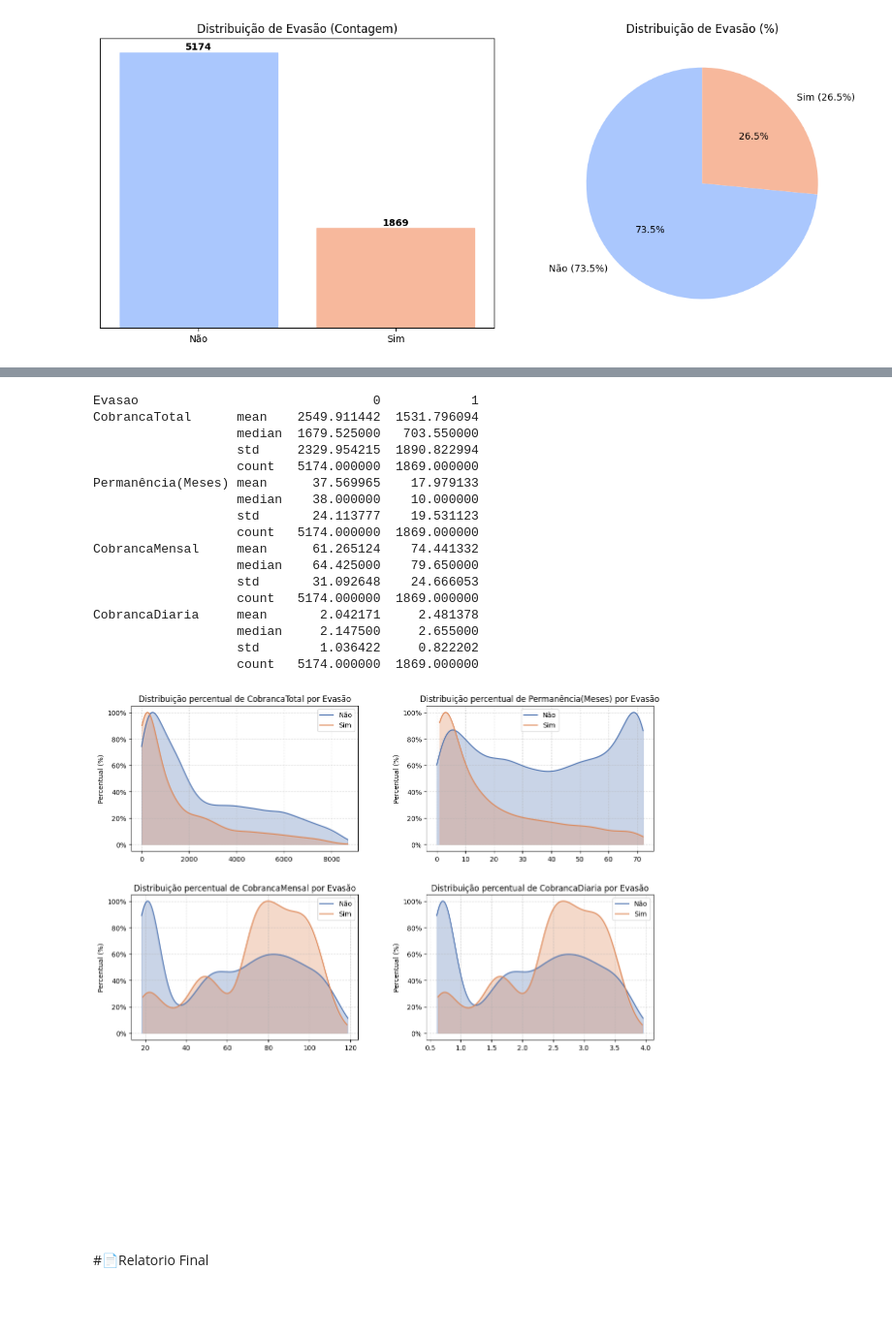
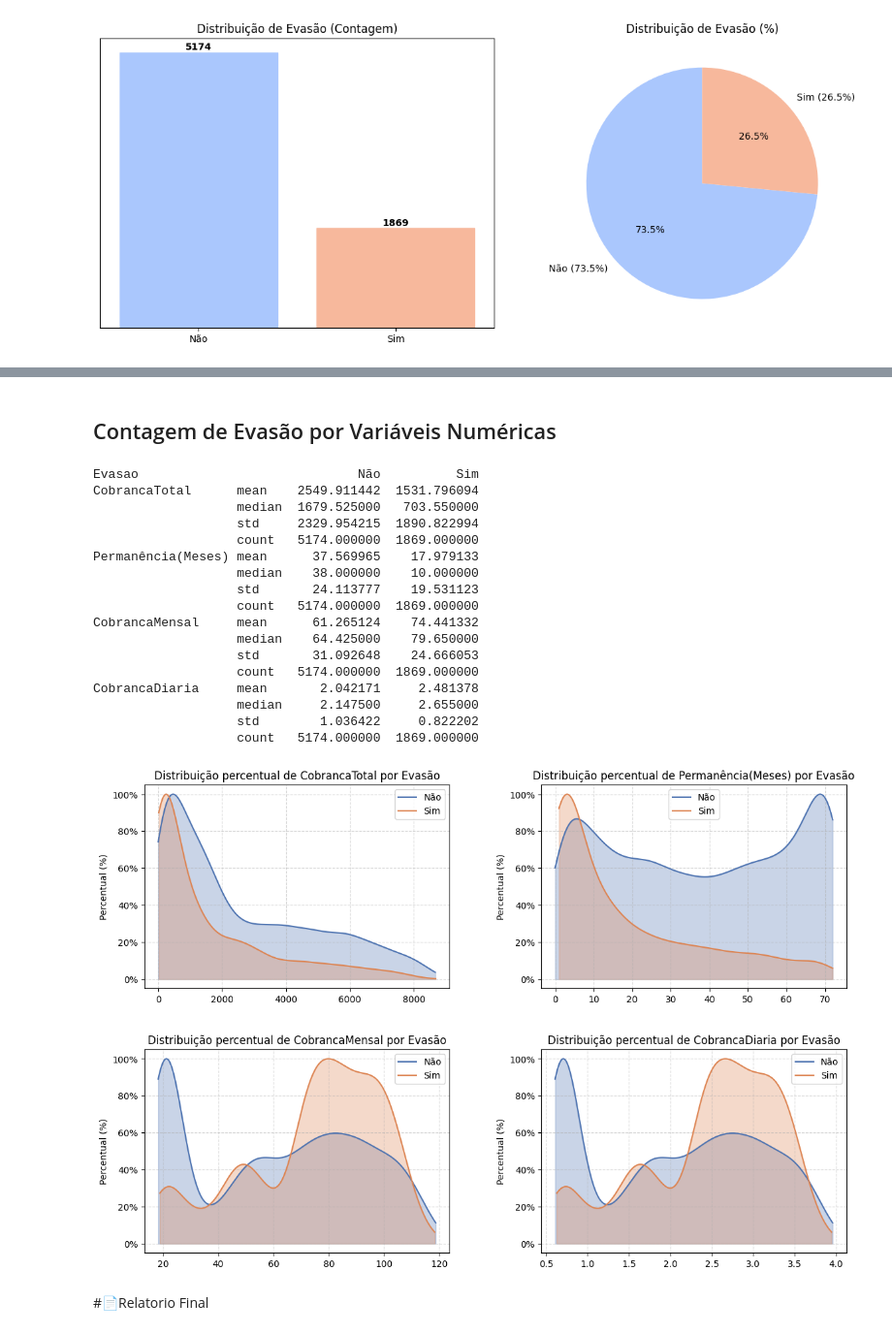
Before and after one commit to alexandregv22/Desafio_TelecomX, a Jupyter notebook: TelecomX_BR.ipynb, the cells around one changed output, grey strips where cells are left out. Shown at 97% size. Drawn from its saved outputs; the diff is of its cells as text; code cells hidden in the pictures; blank space fills up the shorter version.

```diff
--- a/TelecomX_BR.ipynb
+++ b/TelecomX_BR.ipynb
@@ -130,3 +131,13 @@ Mailed check                 1665
 Bank transfer (automatic)    1589
 Credit card (automatic)      1568
 Name: count, dtype: int64
+# %%
+# Converter 'account.Charges.Total' para numérico
+df['account.Charges.Total'] = pd.to_numeric(df['account.Charges.Total'], errors='coerce')
+
+# Substituir strings vazias por NaN
+df.replace('', np.nan, inplace=True)
+
+# Listar valores únicos das colunas categóricas para revisão de inconsistências
+for col in df.select_dtypes(include='object'):
+    print(f"{col}: {df[col].unique()}")
@@ -159,7 +190,7 @@ Name: count, dtype: int64
 
   # Dicionários para tradução de valores
   map_genero = {'Male': 'Masculino', 'Female': 'Feminino'}
-  map_binario = {'Yes': 'Sim', **dict.fromkeys(['No', 'No phone service', 'No internet service'], 'Não')}
+  map_binario = {'Yes': 'Sim', 'No': 'Não', 'No phone service': 'Sem_Servico_Telefone', 'No internet service': 'Sem_Servico_Internet'}
   map_internet = {'DSL': 'DSL', 'Fiber optic': 'Fibra ótica', 'No': 'Sem internet'}
   map_contrato = {'Month-to-month': 'Mensal', 'One year': 'Anual', 'Two year': 'Bienal'}
   map_metodo_pagamento = {'Electronic check': 'Cheque eletrônico', 'Mailed check': 'Cheque por correio', 'Bank transfer (automatic)': 'Transferência bancária (automática)', 'Credit card (automatic)': 'Cartão de crédito (automático)'}
@@ -771,10 +797,11 @@ plt.show()
+# %% [markdown]
+## Contagem de Evasão por Variáveis Numéricas
 # %%
-#@title Contagem de Evasão por Variáveis Numéricas
 numeric_vars = ['CobrancaTotal', 'Permanência(Meses)', 'CobrancaMensal', 'CobrancaDiaria']
-estatisticas = df_binario.groupby('Evasao')[numeric_vars].agg(['mean', 'median', 'std', 'count']).T
+estatisticas = df.groupby('Evasao')[numeric_vars].agg(['mean', 'median', 'std', 'count']).T
 print(estatisticas)
 # %% [output]
-Evasao                               0            1
+Evasao                             Não          Sim
 CobrancaTotal      mean    2549.911442  1531.796094
                    median  1679.525000   703.550000
                    std     2329.954215  1890.822994
@@ -792,43 +819,54 @@ CobrancaDiaria     mean       2.042171     2.481378
                    std        1.036422     0.822202
                    count   5174.000000  1869.000000
 # %%
+cols = 2
+# Determine the number of rows needed for subplots
+rows = math.ceil(len(numeric_vars) / cols)
+
 fig, axes = plt.subplots(rows, cols, figsize=(12, 4*rows))
 axes = axes.flatten()
 
 for i, var in enumerate(numeric_vars):
     ax = axes[i]
 
-    for evasion_class, color in zip([0, 1], ['#4c72b0', '#dd8452']):
-        subset = df_binario[df_binario['Evasao'] == evasion_class][var].dropna()
+    for evasion_class, color in zip(['Não', 'Sim'], ['#4c72b0', '#dd8452']):
+        subset = df[df['Evasao'] == evasion_class][var].dropna()
 
-        kde = gaussian_kde(subset)
+        # Check if subset has enough data points for KDE
+        if len(subset) > 1:
+            kde = gaussian_kde(subset)
 
-        x_min, x_max = subset.min(), subset.max()
-        x_vals = np.linspace(x_min, x_max, 500)
+            x_min, x_max = subset.min(), subset.max()
+            x_vals = np.linspace(x_min, x_max, 500)
 
-        y_vals = kde(x_vals)
+            y_vals = kde(x_vals)
 
-        y_vals_percent = (y_vals / y_vals.max()) * 100
+            # Normalize the KDE values to represent percentage
+            y_vals_percent = (y_vals / y_vals.max()) * 100
 
-        label = 'Não' if evasion_class == 0 else 'Sim'
+            label = evasion_class
 
-        ax.plot(x_vals, y_vals_percent, label=label, color=color)
-        ax.fill_between(x_vals, 0, y_vals_percent, color=color, alpha=0.3)
+            ax.plot(x_vals, y_vals_percent, label=label, color=color)
+            ax.fill_between(x_vals, 0, y_vals_percent, color=color, alpha=0.3)
+        else:
+            # Handle cases with insufficient data
+            ax.text(0.5, 0.5, f"Dados insuficientes para {evasion_class}", horizontalalignment='center', verticalalignment='center', transform=ax.transAxes, color='gray')
+
 
     ax.set_title(f'Distribuição percentual de {var} por Evasão')
     ax.set_ylabel('Percentual (%)')
     ax.legend()
     ax.grid(True, linestyle='--', alpha=0.5)
     ax.yaxis.set_major_formatter(mtick.PercentFormatter())
 
 for j in range(i + 1, len(axes)):
     axes[j].axis('off')
 
 fig.tight_layout()
 fig.subplots_adjust(left=0.05, right=0.95, top=0.95, bottom=0.05, hspace=0.3, wspace=0.3)
 
 plt.show()
 # %% [output]
-[figure, old version]
+[figure, new version]
 # %% [markdown]
 #📄Relatorio Final
```
Also changed, not shown: parts of 29 cells of this notebook, 1 other file.
